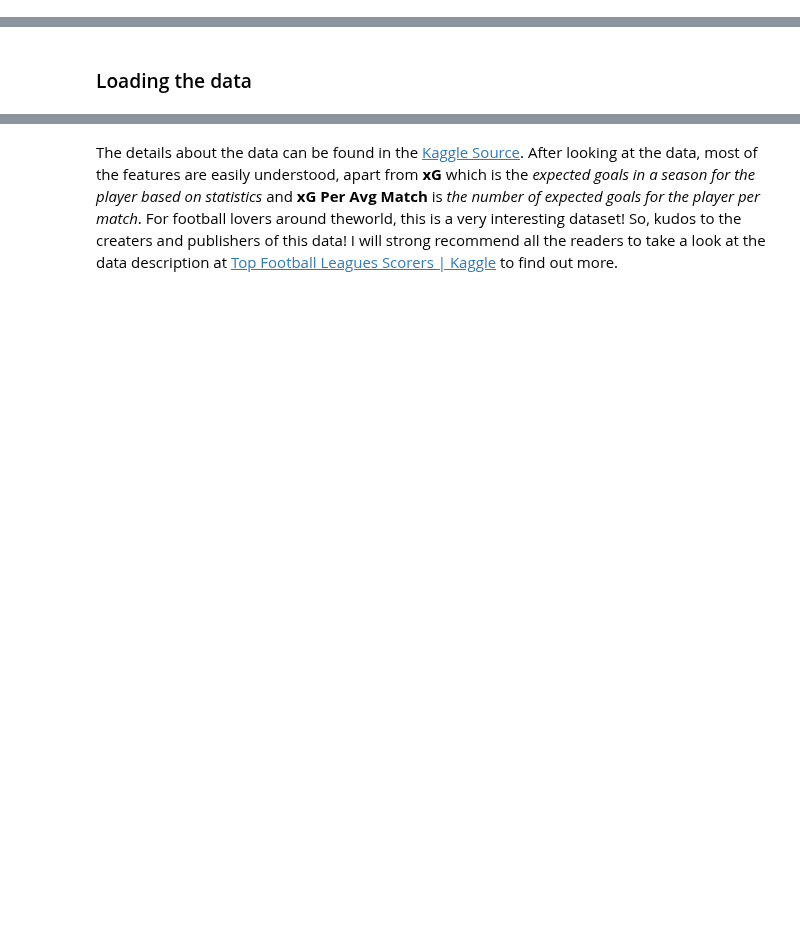
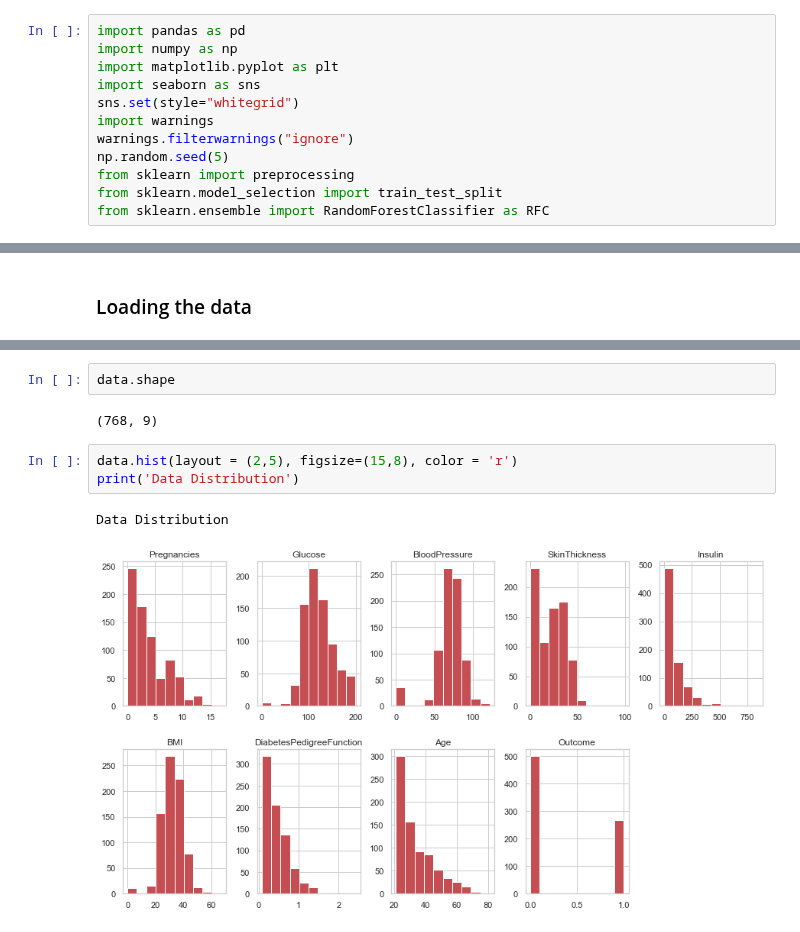
Before and after one commit to PacktPublishing/Applied-Machine-Learning-Explainability-Techniques, a Jupyter notebook: Chapter02/FeatureImportance_SensitivityAnalysis.ipynb, the cells around one changed output, grey strips where cells are left out. Cells and saved outputs as stored; diff of their text form; blank space fills up the shorter version.

Commit message:
Completed Feature Importance

```diff
--- a/Chapter02/FeatureImportance_SensitivityAnalysis.ipynb
+++ b/Chapter02/FeatureImportance_SensitivityAnalysis.ipynb
@@ -21,0 +18,12 @@ from ipywidgets import widgets
+# %%
+import pandas as pd
+import numpy as np
+import matplotlib.pyplot as plt
+import seaborn as sns
+sns.set(style="whitegrid")
+import warnings
+warnings.filterwarnings("ignore")
+np.random.seed(5)
+from sklearn import preprocessing
+from sklearn.model_selection import train_test_split
+from sklearn.ensemble import RandomForestClassifier as RFC
@@ -36,2 +48,10 @@ df.head()
-# %% [markdown]
-The details about the data can be found in the [Kaggle Source](https://www.kaggle.com/mohamedhanyyy/top-football-leagues-scorers). After looking at the data, most of the features are easily understood, apart from **xG** which is the *expected goals in a season for the player based on statistics* and **xG Per Avg Match** is *the number of expected goals for the player per match*. For football lovers around theworld, this is a very interesting dataset! So, kudos to the creaters and publishers of this data! I will strong recommend all the readers to take a look at the data description at [Top Football Leagues Scorers | Kaggle](https://www.kaggle.com/mohamedhanyyy/top-football-leagues-scorers) to find out more.
+# %%
+data.shape
+# %% [output]
+(768, 9)
+# %%
+data.hist(layout = (2,5), figsize=(15,8), color = 'r')
+print('Data Distribution')
+# %% [output]
+Data Distribution
+[figure, added]
```
Also changed, not shown: parts of 39 cells of this notebook.
